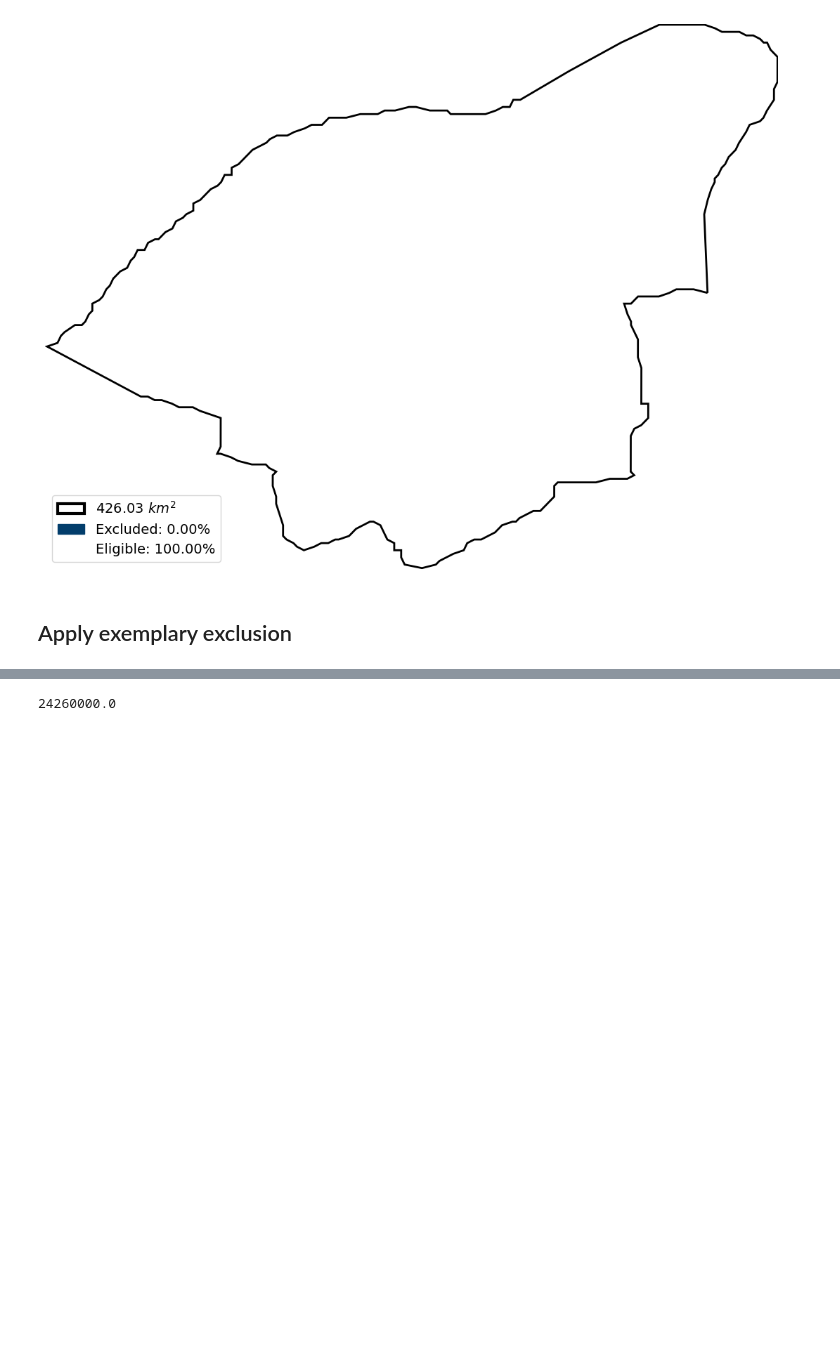
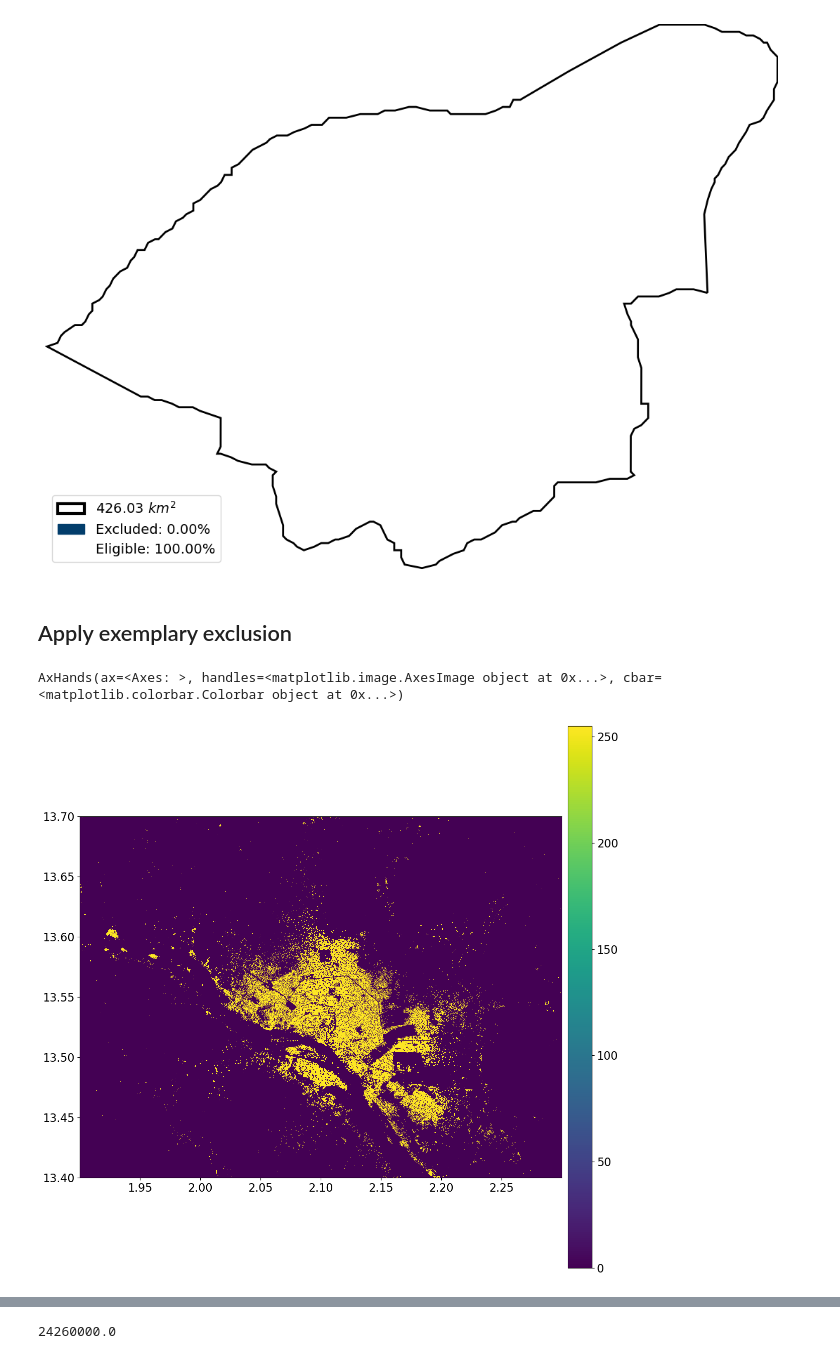
Before and after one commit to chrisjwin/IMP_EGH_ICE2, a Jupyter notebook: student_files/exercises/Unit_04_LandEligibilityForVolatileRenewableEnergySources/SubTask_7_distribute_placements_SOLUTION.ipynb, the cells around one changed output, grey strips where cells are left out. Drawn from its saved outputs; the diff is of its cells as text; code cells hidden in the pictures; blank space fills up the shorter version.

```diff
--- a/student_files/exercises/Unit_04_LandEligibilityForVolatileRenewableEnergySources/SubTask_7_distribute_placements_SOLUTION.ipynb
+++ b/student_files/exercises/Unit_04_LandEligibilityForVolatileRenewableEnergySources/SubTask_7_distribute_placements_SOLUTION.ipynb
@@ -61,6 +61,11 @@ ec.draw()
 [figure]
 # %% [markdown]
 ## Apply exemplary exclusion
+# %%
+gk.drawRaster("/storage_cluster/projects/2025_c-winkler_IMP-EGH/imp_egh_ice-2_v2024-25/student_files/data/exclusion_datasets//WSF2019//NER//NER.5_1_extract_WSF2019_clipped.tif")
+# %% [output]
+AxHands(ax=<Axes: >, handles=<matplotlib.image.AxesImage object at 0x...>, cbar=<matplotlib.colorbar.Colorbar object at 0x...>)
+[figure, added]
 # %%
 # just to show the concept, we apply only ONE random exclusion here
 # usually you would first apply ALL exclusions before distributing placements over the remaining eligible land!
```
Also changed, not shown: parts of 6 cells of this notebook, 8 other files.
